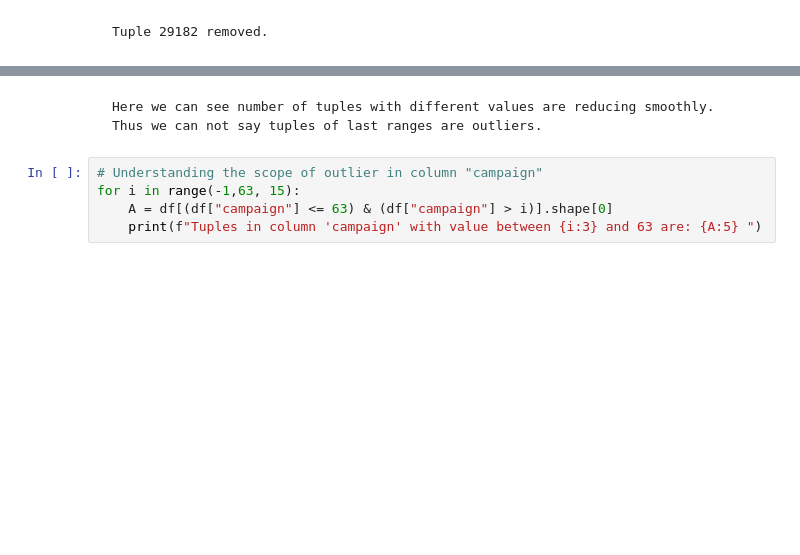
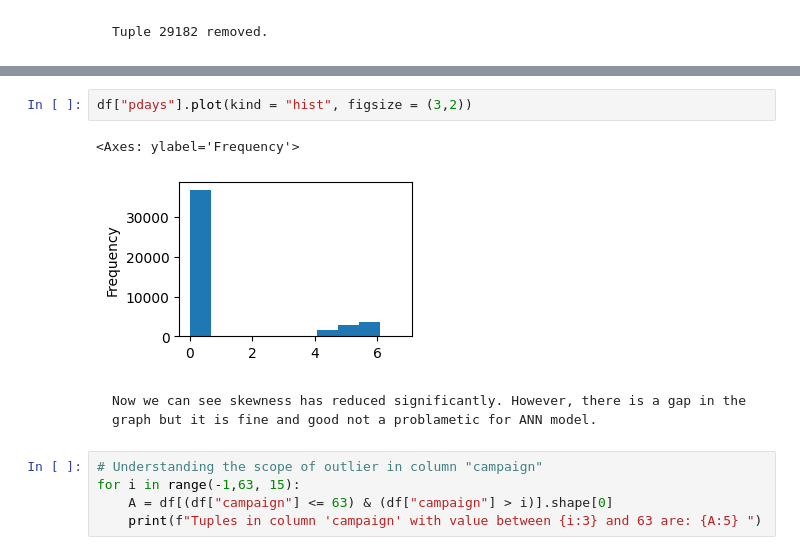
Before and after one commit to Padhanaya/apex-project2, a Jupyter notebook: apex.ipynb, the cells around one changed output, grey strips where cells are left out. Saved outputs shown, nothing was run; the diff lists cells and outputs as text; blank space fills up the shorter version.

````diff
--- a/apex.ipynb
+++ b/apex.ipynb
@@ -246,6 +263,11 @@ Between 801 and 871:   11 tuples
+# %%
+df["pdays"].plot(kind = "hist", figsize = (3,2))
+# %% [output]
+<Axes: ylabel='Frequency'>
+[figure, added]
 # %% [markdown]
 ```
-Here we can see number of tuples with different values are reducing smoothly. Thus we can not say tuples of last ranges are outliers.
+Now we can see skewness has reduced significantly. However, there is a gap in the graph but it is fine and good not a problametic for ANN model.
 ```
 # %%
 # Understanding the scope of outlier in column "campaign"
````
Also changed, not shown: parts of 28 cells of this notebook.
